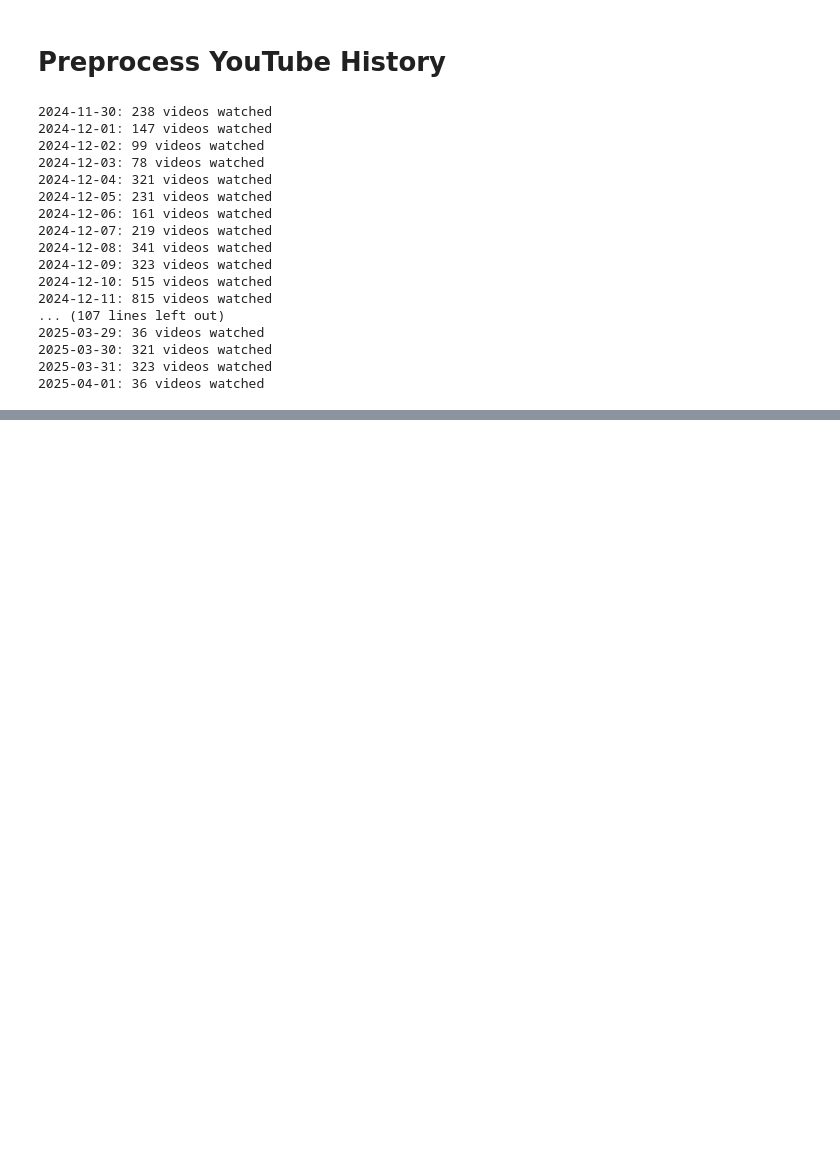
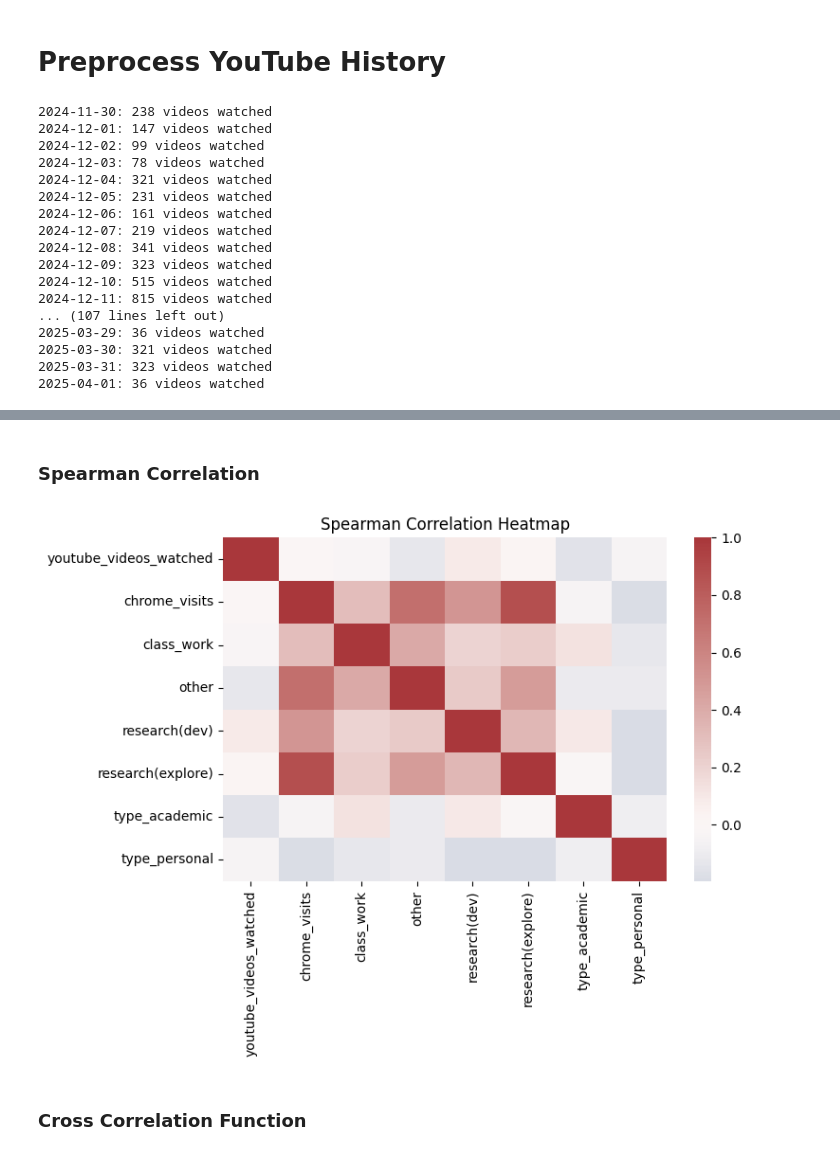
Before and after one commit to amir-hassan25/Analyzing-Online-Behavior-for-Public-Health, a Jupyter notebook: Project3/preprocess.ipynb, the cells around one changed output, grey strips where cells are left out. Cells and saved outputs as stored; diff of their text form; code cells hidden in the pictures; blank space fills up the shorter version.

```diff
--- a/Project3/preprocess.ipynb
+++ b/Project3/preprocess.ipynb
@@ -625,0 +768,22 @@ plt.tight_layout()
+# %%
+# 1) Identify the dates of personal events
+personal_dates = events.loc[events['event_type'] == 'personal'].index
+
+# 2) Compute the “day before” those dates
+days_before_personal = personal_dates - pd.Timedelta(days=1)
+
+# 3) Add a new column to df
+df['before_personal_event'] = df.index.isin(days_before_personal).astype(int)
+
+# 4) (Optionally) check how many “before” days you have
+print(df['before_personal_event'].value_counts())
+
+# 5) Compute point-biserial for the day-before flag vs each site‐type
+site_type_cols = unique_types  # the list you built earlier
+results = []
+for col in site_type_cols:
+    r, p = pointbiserialr(df['before_personal_event'], df[col])
+    results.append({'site_type': col, 'r_pb': r, 'p_value': p})
+
+before_corr_df = pd.DataFrame(results).set_index('site_type')
+print(before_corr_df)
@@ -625,0 +801,19 @@ plt.tight_layout()
+# %% [markdown]
+### Spearman Correlation
+# %%
+# Spearman’s rho correlation matrix
+corr_cols = (
+    ['youtube_videos_watched','chrome_visits']
+    + unique_types
+    + ['type_academic','type_personal']
+)
+corr_matrix = df[corr_cols].corr(method='spearman')
+
+plt.figure(figsize=(8,6))
+sns.heatmap(corr_matrix, center=0, cmap='vlag')
+plt.title("Spearman Correlation Heatmap")
+plt.tight_layout()
+# %% [output]
+[figure, added]
+# %% [markdown]
+### Cross Correlation Function
```
Also changed, not shown: parts of 29 cells of this notebook, 1 other file.
